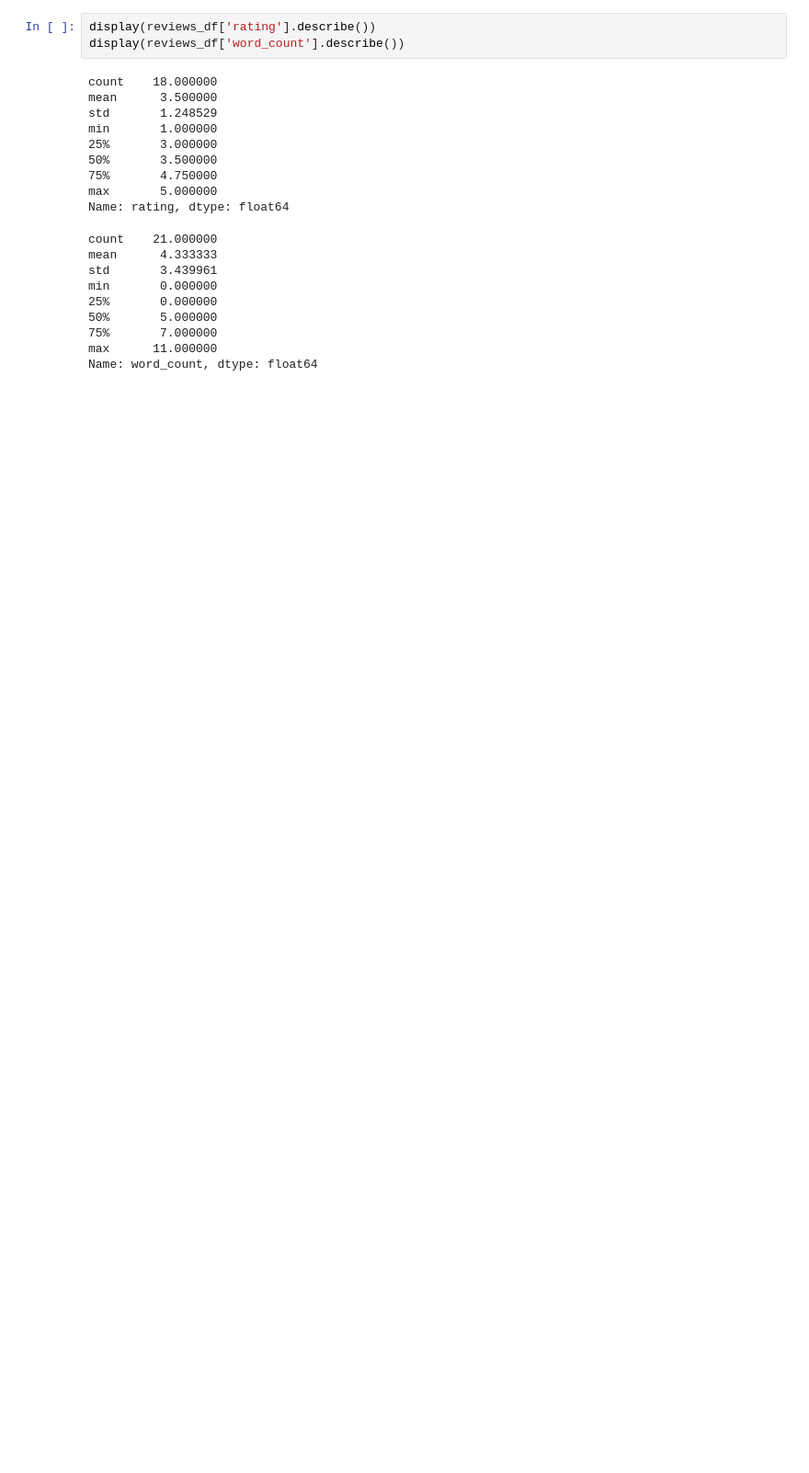
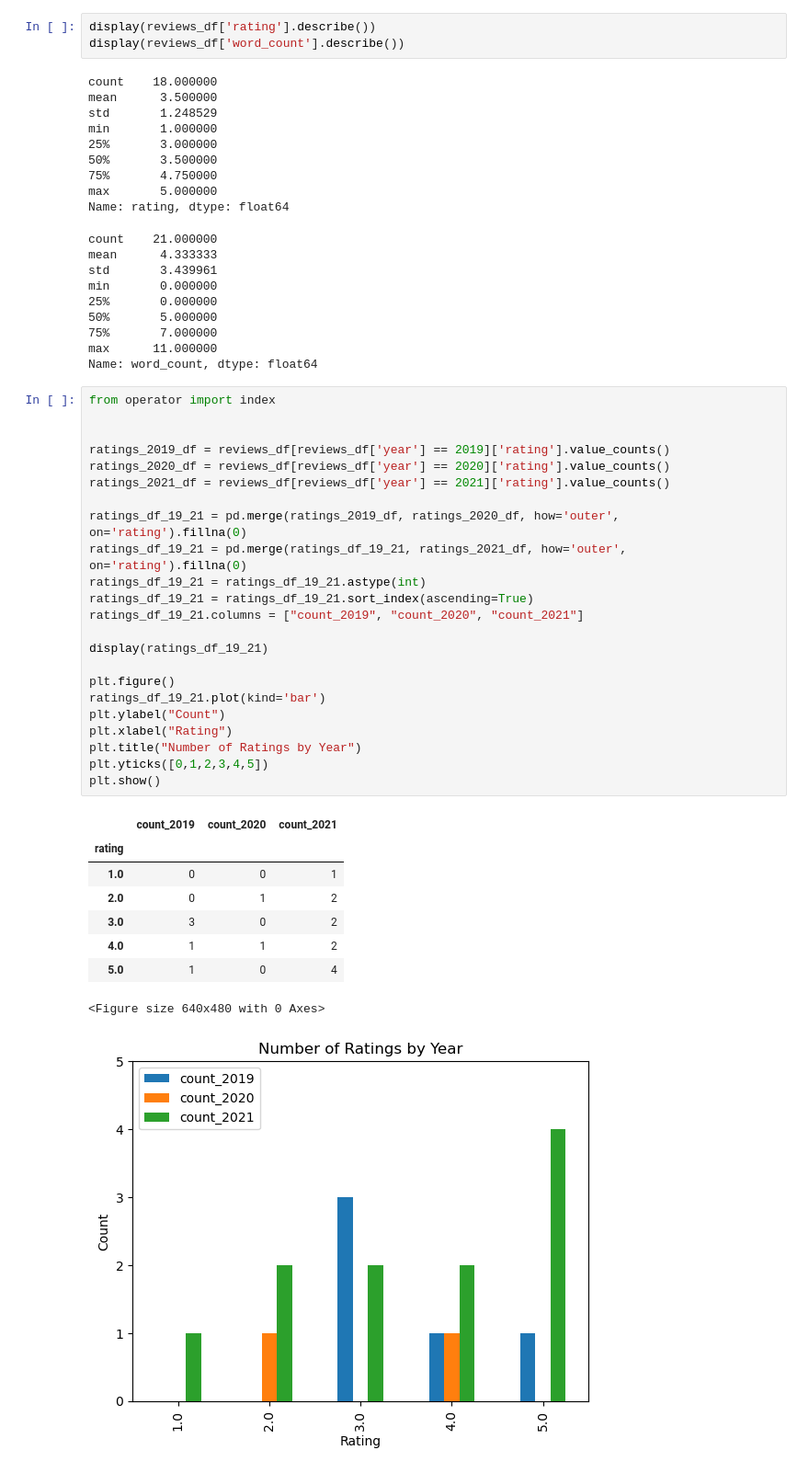
Before and after one commit to evanpaddock/MIS501_PA3, a Jupyter notebook: PA3.ipynb, the cells around one changed output. Shown at 92% size. Saved outputs shown, nothing was run; the diff lists cells and outputs as text; blank space fills up the shorter version.

Commit message:
Number of Ratings by Year

```diff
--- a/PA3.ipynb
+++ b/PA3.ipynb
@@ -111,3 +113,36 @@ min       0.000000
 75%       7.000000
 max      11.000000
 Name: word_count, dtype: float64
+# %%
+from operator import index
+
+
+ratings_2019_df = reviews_df[reviews_df['year'] == 2019]['rating'].value_counts()
+ratings_2020_df = reviews_df[reviews_df['year'] == 2020]['rating'].value_counts()
+ratings_2021_df = reviews_df[reviews_df['year'] == 2021]['rating'].value_counts()
+
+ratings_df_19_21 = pd.merge(ratings_2019_df, ratings_2020_df, how='outer', on='rating').fillna(0)
+ratings_df_19_21 = pd.merge(ratings_df_19_21, ratings_2021_df, how='outer', on='rating').fillna(0)
+ratings_df_19_21 = ratings_df_19_21.astype(int)
+ratings_df_19_21 = ratings_df_19_21.sort_index(ascending=True)
+ratings_df_19_21.columns = ["count_2019", "count_2020", "count_2021"]
+
+display(ratings_df_19_21)
+
+plt.figure()
+ratings_df_19_21.plot(kind='bar')
+plt.ylabel("Count")
+plt.xlabel("Rating")
+plt.title("Number of Ratings by Year")
+plt.yticks([0,1,2,3,4,5])
+plt.show()
+# %% [output]
+|  | count_2019 | count_2020 | count_2021 |
+| rating |  |  |  |
+| 1.0 | 0 | 0 | 1 |
+| 2.0 | 0 | 1 | 2 |
+| 3.0 | 3 | 0 | 2 |
+| 4.0 | 1 | 1 | 2 |
+| 5.0 | 1 | 0 | 4 |
+<Figure size 640x480 with 0 Axes>
+[figure, added]
```
Also changed, not shown: parts of 1 cell of this notebook.
